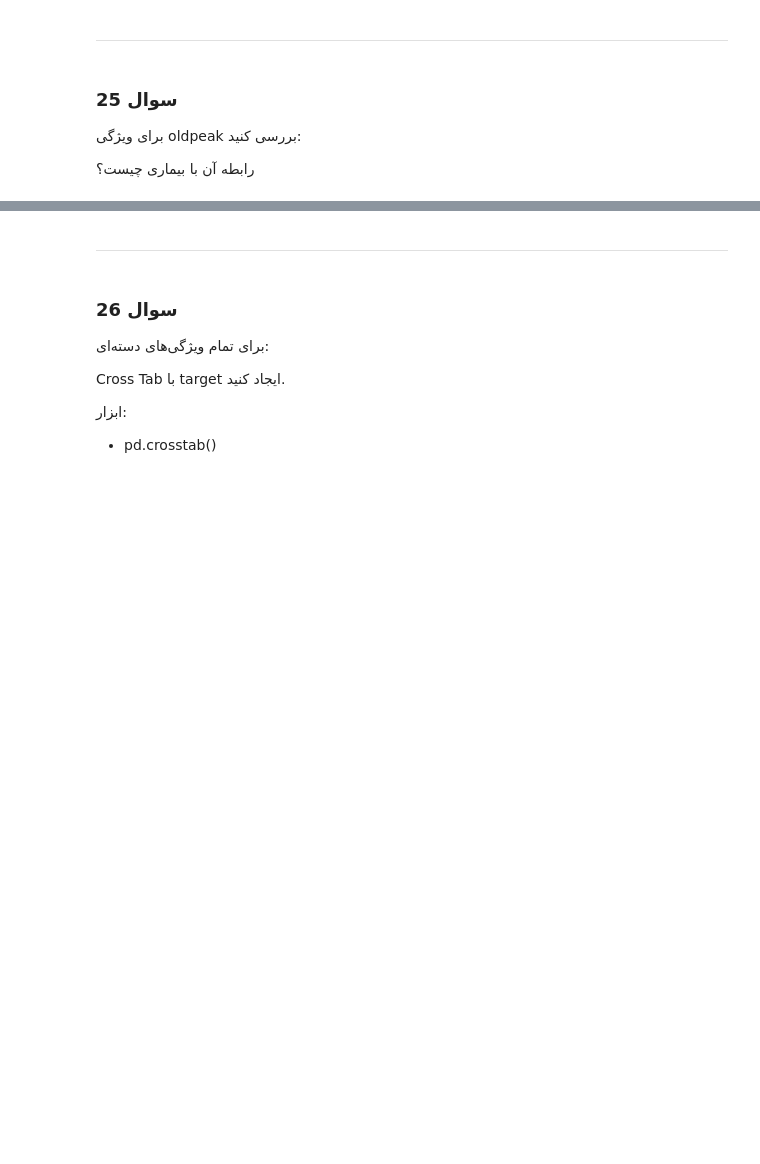
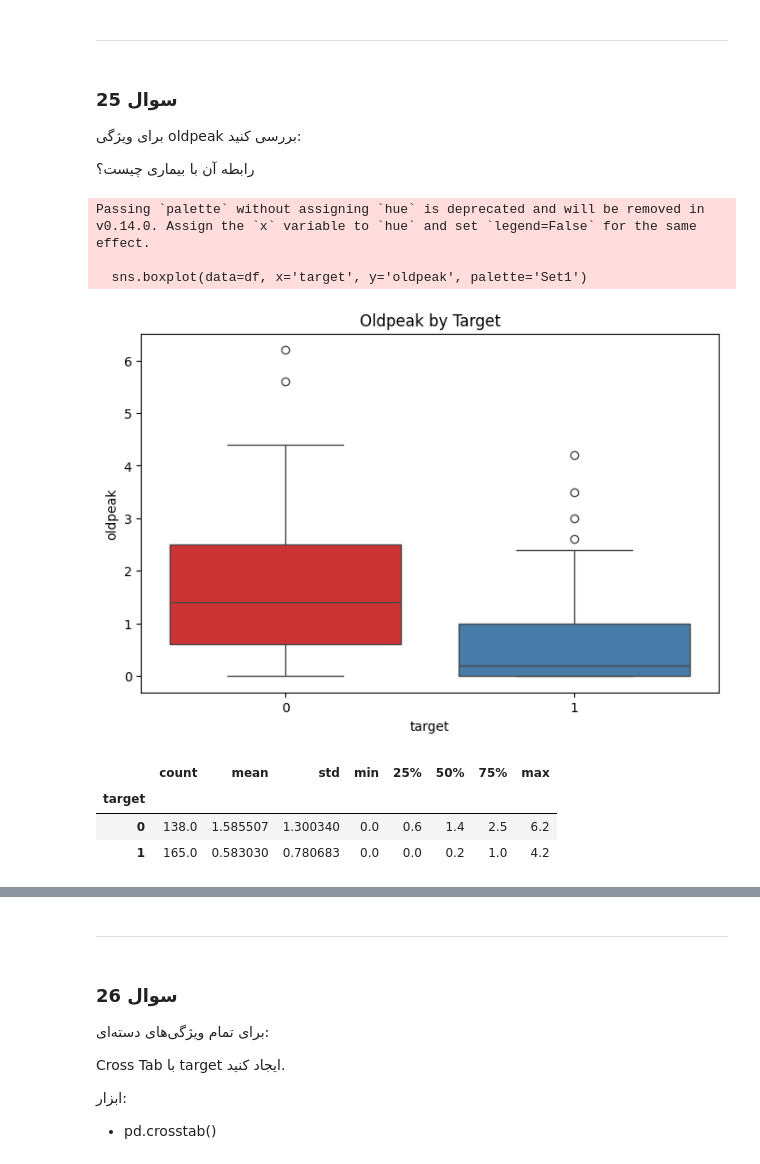
Before and after one commit to MehradAmiresmi/Data-Mining-Answer, a Jupyter notebook: task_1/001_data_understanding.ipynb, the cells around one changed output, grey strips where cells are left out. Cells and saved outputs as stored; diff of their text form; code cells hidden in the pictures; blank space fills up the shorter version.

```diff
--- a/task_1/001_data_understanding.ipynb
+++ b/task_1/001_data_understanding.ipynb
@@ -906,3 +950,19 @@ plt.show()
 برای ویژگی oldpeak بررسی کنید:
 
 رابطه آن با بیماری چیست؟
+# %%
+plt.figure(figsize=(8,5))
+
+sns.boxplot(data=df, x='target', y='oldpeak', palette='Set1')
+plt.title('Oldpeak by Target')
+plt.show()
+df.groupby('target')['oldpeak'].describe()
+# %% [output]
+Passing `palette` without assigning `hue` is deprecated and will be removed in v0.14.0. Assign the `x` variable to `hue` and set `legend=False` for the same effect.
+
+  sns.boxplot(data=df, x='target', y='oldpeak', palette='Set1')
+[figure, added]
+|  | count | mean | std | min | 25% | 50% | 75% | max |
+| target |  |  |  |  |  |  |  |  |
+| 0 | 138.0 | 1.585507 | 1.300340 | 0.0 | 0.6 | 1.4 | 2.5 | 6.2 |
+| 1 | 165.0 | 0.583030 | 0.780683 | 0.0 | 0.0 | 0.2 | 1.0 | 4.2 |
```
Also changed, not shown: parts of 44 cells of this notebook, 1 other file.
